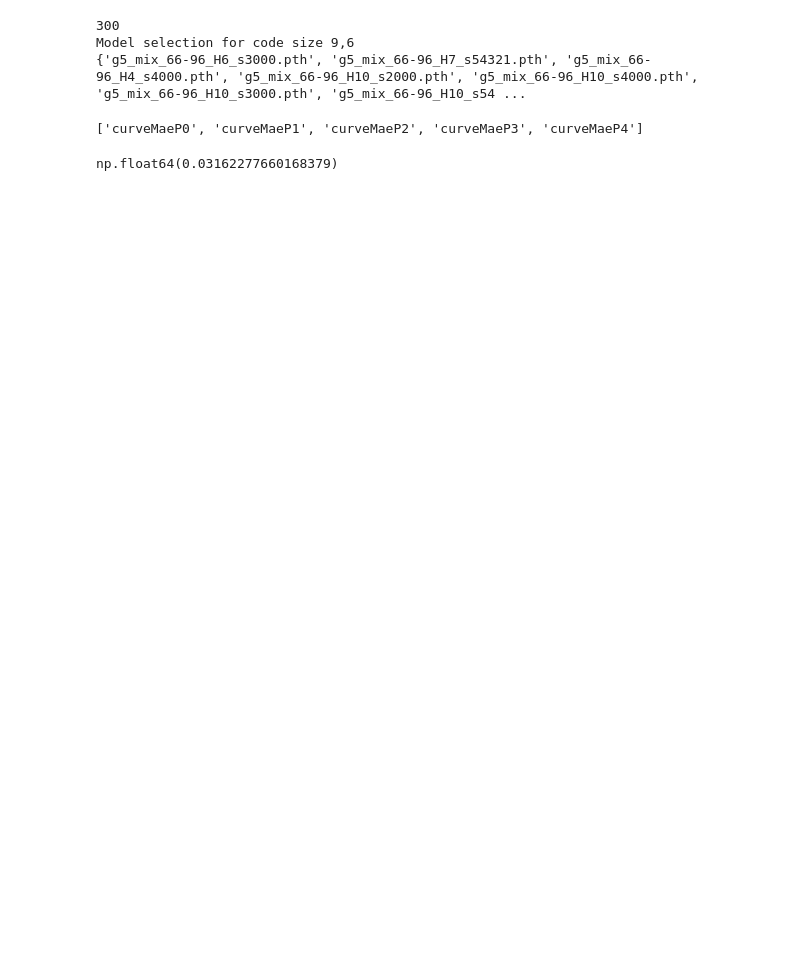
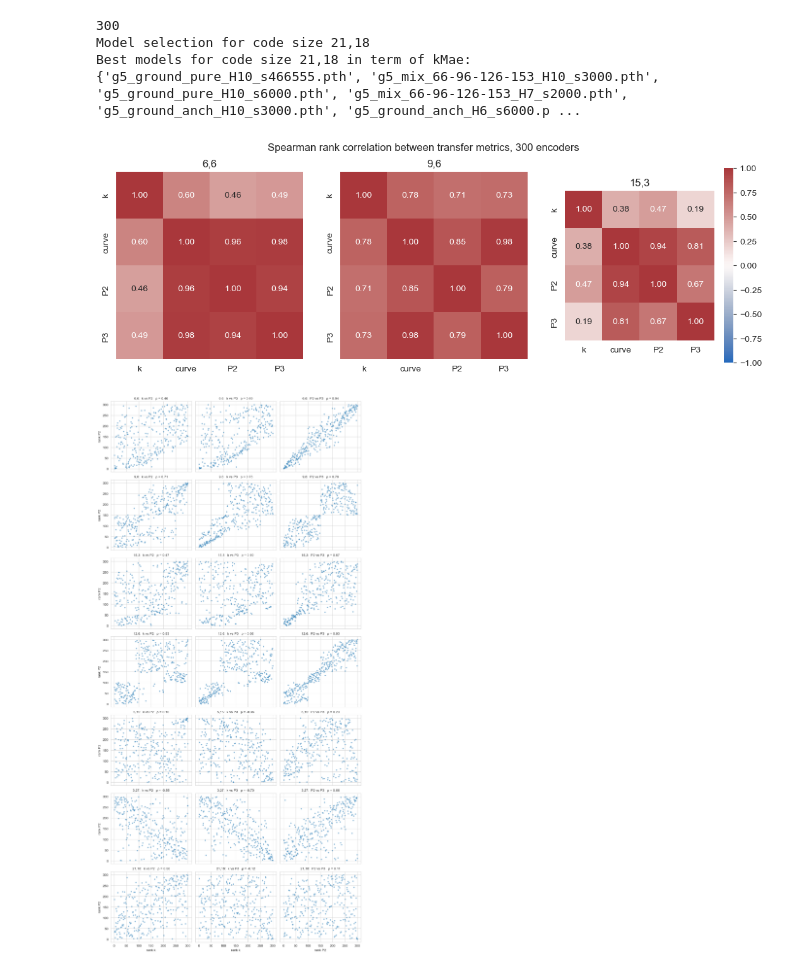
Before and after one commit to Omer-Sella/qecc, a Jupyter notebook: postProcessing/postProcessingEncoderSweep.ipynb, the cells around one changed output. Cells and saved outputs as stored; diff of their text form; code cells hidden in the pictures; blank space fills up the shorter version.

```diff
--- a/postProcessing/postProcessingEncoderSweep.ipynb
+++ b/postProcessing/postProcessingEncoderSweep.ipynb
@@ -174,12 +216,12 @@ Index(['Model checkpoint', 'Number of harmonics', 'seed', 'epochs', 'recipie',
 
 # Get the best in class for the 6,6 and 9,6 codes:
 
-for codeSize in ["9,6",]: #"6,6"]
+for codeSize in ["21,18",]: #["15,3",]: #"6,6"]
     focus = df[df["evaluationSize"].isin([codeSize])].copy()
     print(len(focus)) # sanity check, should be 300
     print(f"Model selection for code size {codeSize}")
-    # print(f"Best models for code size {codeSize} in term of kMae:")
-    # for modelName in list(map(os.path.basename, focus.nsmallest(10, "kMae")["Model checkpoint"])):
+    print(f"Best models for code size {codeSize} in term of kMae:")
+    #for modelName in list(map(os.path.basename, focus.nsmallest(10, "kMae")["Model checkpoint"])):
     #     print(modelName)
     # print(f"Best models for code size {codeSize} in term of curveMae:")
     # for modelName in list(map(os.path.basename, focus.nsmallest(10, "curveMae")["Model checkpoint"])):
@@ -187,18 +229,55 @@ for codeSize in ["9,6",]: #"6,6"]
     # print(f"Best models for code size {codeSize} in term of point 3 mae (0.316):")
     # for modelName in list(map(os.path.basename, focus.nsmallest(10, "curveMaeP3")["Model checkpoint"])):
     #     print(modelName)
-    intersection = set(map(os.path.basename, focus.nsmallest(12, "kMae")["Model checkpoint"])).intersection(
-        set(map(os.path.basename, focus.nsmallest(12, "curveMae")["Model checkpoint"]))).intersection(
-            set(map(os.path.basename, focus.nsmallest(12, "curveMaeP3")["Model checkpoint"])))
+    intersection = set(map(os.path.basename, focus.nsmallest(10, "kMae")["Model checkpoint"])).intersection(
+        set(map(os.path.basename, focus.nsmallest(300, "curveMae")["Model checkpoint"]))) #.intersection(
+            #set(map(os.path.basename, focus.nsmallest(12, "curveMaeP3")["Model checkpoint"])))
     print(intersection)
 
     #'g5_mix_66_H3_s54321.pth', 'g5_ground_anch_H3_s54321.pth', 'g5_ground_anch_H7_s466555.pth', 'g5_ground_anch_H7_s54321.pth', 'g5_ground_pure_H7_s466555.pth', 'g5_mix_66_H7_s466555.pth', 'g5_mix_66_H7_s54321.pth'
     #'g5_mix_66-96_H7_s54321.pth', 'g5_mix_66-96_H6_s3000.pth', 'g5_mix_66-96_H4_s4000.pth', 'g5_mix_66-96_H10_s2000.pth'
 # %% [output]
 300
-Model selection for code size 9,6
-{'g5_mix_66-96_H6_s3000.pth', 'g5_mix_66-96_H7_s54321.pth', 'g5_mix_66-96_H4_s4000.pth', 'g5_mix_66-96_H10_s2000.pth', 'g5_mix_66-96_H10_s4000.pth', 'g5_mix_66-96_H10_s3000.pth', 'g5_mix_66-96_H10_s54 ...
+Model selection for code size 21,18
+Best models for code size 21,18 in term of kMae:
+{'g5_ground_pure_H10_s466555.pth', 'g5_mix_66-96-126-153_H10_s3000.pth', 'g5_ground_pure_H10_s6000.pth', 'g5_mix_66-96-126-153_H7_s2000.pth', 'g5_ground_anch_H10_s3000.pth', 'g5_ground_anch_H6_s6000.p ...
 # %%
+
+census = df
+#sizeOrder = ["5,15", "3,27", "21,18"]         # by n
+
+focusSizes = ["6,6", "9,6", "15,3", "12,6" ,"5,15", "3,27", "21,18"]
+sizeOrder = focusSizes
+metrics = ["kMae", "curveMae", "curveMaeP2", "curveMaeP3",]
+labels = ["k", "curve", "P2", "P3",]
+
+fig, axes = plt.subplots(1, 3, figsize=(13, 4))
+for ax, size in zip(axes, focusSizes):
+    sub = census[census["evaluationSize"] == size]
+    corr = sub[metrics].corr(method="spearman")
+    sns.heatmap(corr, ax=ax, vmin=-1, vmax=1, cmap="vlag", annot=True, fmt=".2f",
+                square=True, cbar=(ax is axes[-1]), xticklabels=labels, yticklabels=labels)
+    ax.set_title(size)
+fig.suptitle("Spearman rank correlation between transfer metrics, 300 encoders")
+pairs = [("kMae", "curveMaeP2"), ("kMae", "curveMaeP3"), ("curveMaeP2", "curveMaeP3")]
+short = {"kMae": "k", "curveMaeP2": "P2", "curveMaeP3": "P3"}
+
+fig, axes = plt.subplots(len(focusSizes), len(pairs),
+                         figsize=(3.7 * len(pairs), 3.3 * len(focusSizes)),
+                         sharex=True, sharey=True, squeeze=False)
+for i, size in enumerate(focusSizes):
+    sub = census[census["evaluationSize"] == size]
+    ranks = sub[list(short)].rank(method="min")
+    for j, (a, b) in enumerate(pairs):
+        ax = axes[i, j]
+        ax.scatter(ranks[a], ranks[b], s=8, alpha=0.45)
+        rho = sub[[a, b]].corr(method="spearman").iloc[0, 1]
+        ax.set_title(f"{size}:  {short[a]} vs {short[b]}   ρ = {rho:.2f}", fontsize=10)
+        if i == len(focusSizes) - 1:
+            ax.set_xlabel(f"rank {short[a]}")
+        if j == 0:
+            ax.set_ylabel(f"rank {short[b]}")
+fig.tight_layout()
 # %% [output]
-['curveMaeP0', 'curveMaeP1', 'curveMaeP2', 'curveMaeP3', 'curveMaeP4']
-np.float64(0.03162277660168379)
+[figure, added]
+[figure, added]
```
Also changed, not shown: parts of 3 cells of this notebook, 2 other files.
